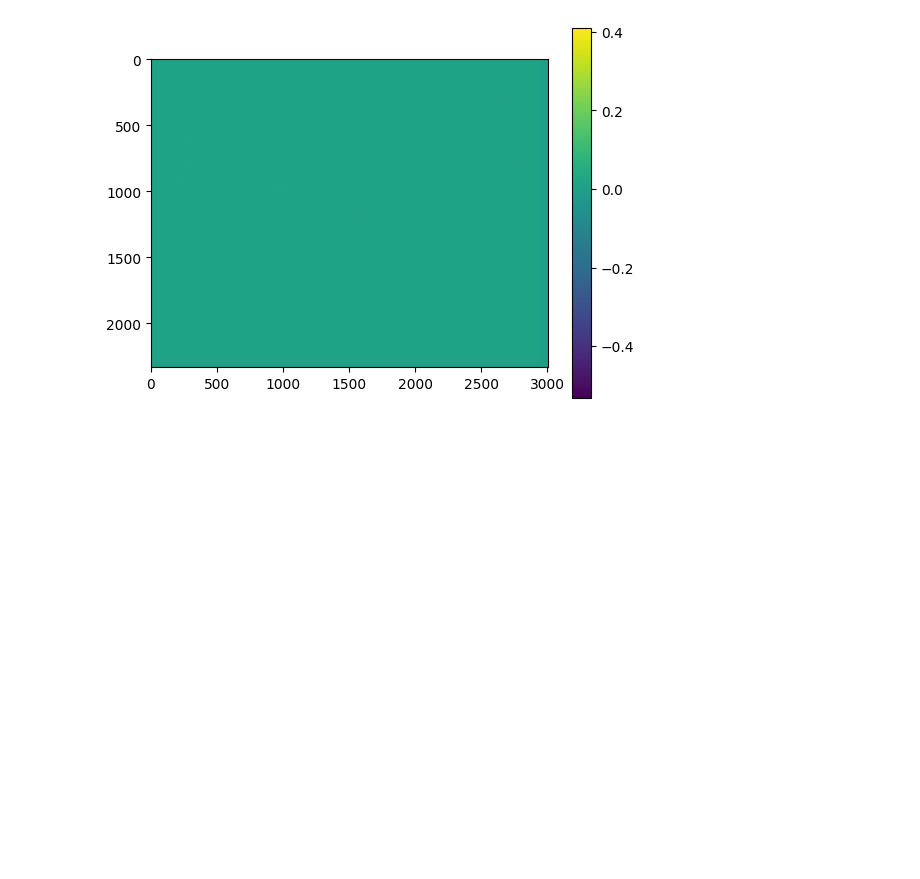
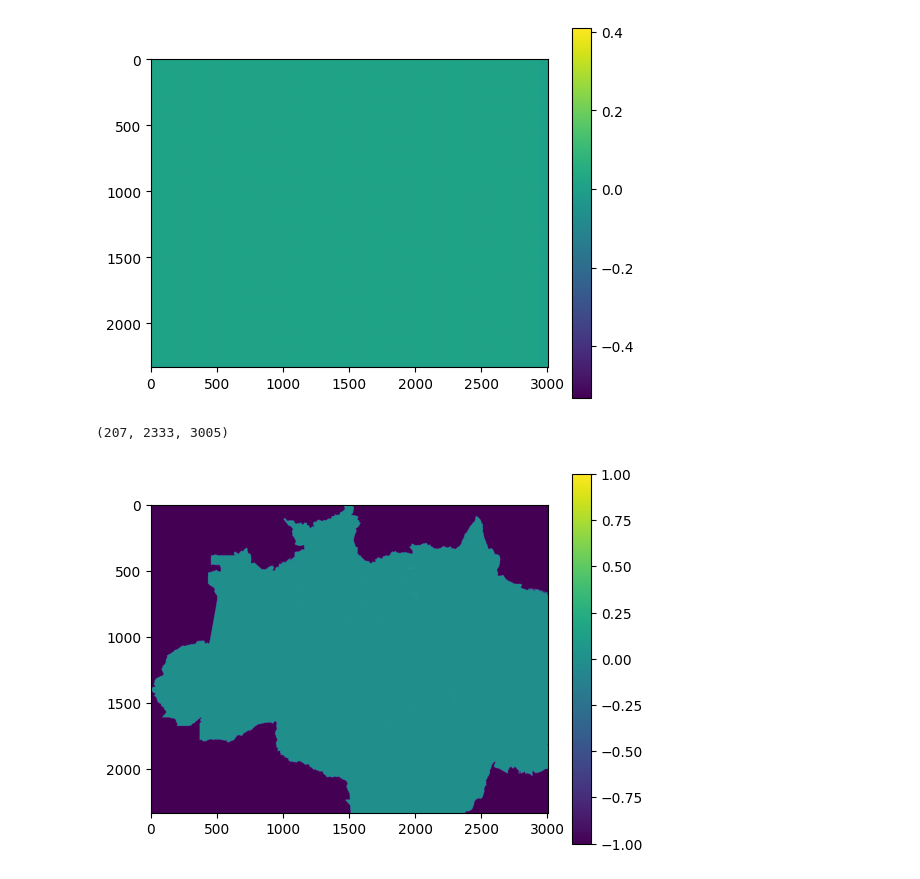
Before and after one commit to thimabru1010/AmazonDeforestation_Prediction, a Jupyter notebook: explore_INPE_IBAMA_data.ipynb, the cells around one changed output. Drawn from its saved outputs; the diff is of its cells as text; code cells hidden in the pictures; blank space fills up the shorter version.

Commit message:
1km dataset adapted to week agregation

```diff
--- a/explore_INPE_IBAMA_data.ipynb
+++ b/explore_INPE_IBAMA_data.ipynb
@@ -522,3 +522,32 @@ plt.colorbar()
 plt.show()
 # %% [output]
 [figure]
+# %%
+from preprocess import load_tif_image, preprocess_patches, divide_pred_windows
+import os
+# import numpy as np
+# from osgeo import gdal
+import matplotlib.pyplot as plt
+
+# patch_size = 64
+# xcut = (deter_img.shape[1] // patch_size) * patch_size
+# ycut = (deter_img.shape[2] // patch_size) * patch_size
+
+# deter_img_sample = deter_img_sample[:xcut, :ycut]
+deter_img = load_tif_image('data/DETER/deter_increments_1km_week.tif')
+# deter_img = deter_img[:48]
+print(deter_img.shape)
+
+mask = load_tif_image('data/IBAMA_INPE/1K/tiff_filled/mask.tif')
+deter_img_sample = deter_img[0]
+mask = mask[:deter_img_sample.shape[0], :deter_img_sample.shape[1]]
+
+deter_img_sample[mask == 0] = -1
+# %% [output]
+(207, 2333, 3005)
+# %%
+plt.imshow(deter_img_sample)
+plt.colorbar()
+plt.show()
+# %% [output]
+[figure, added]
```
Also changed, not shown: 5 other files.
